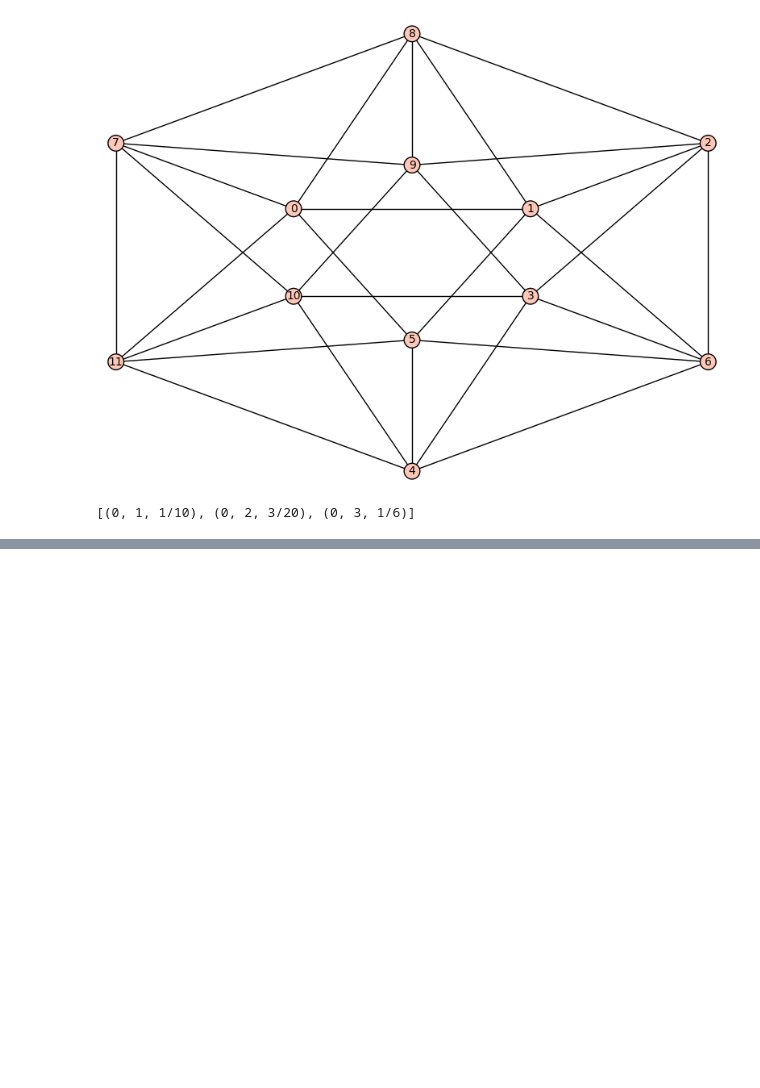
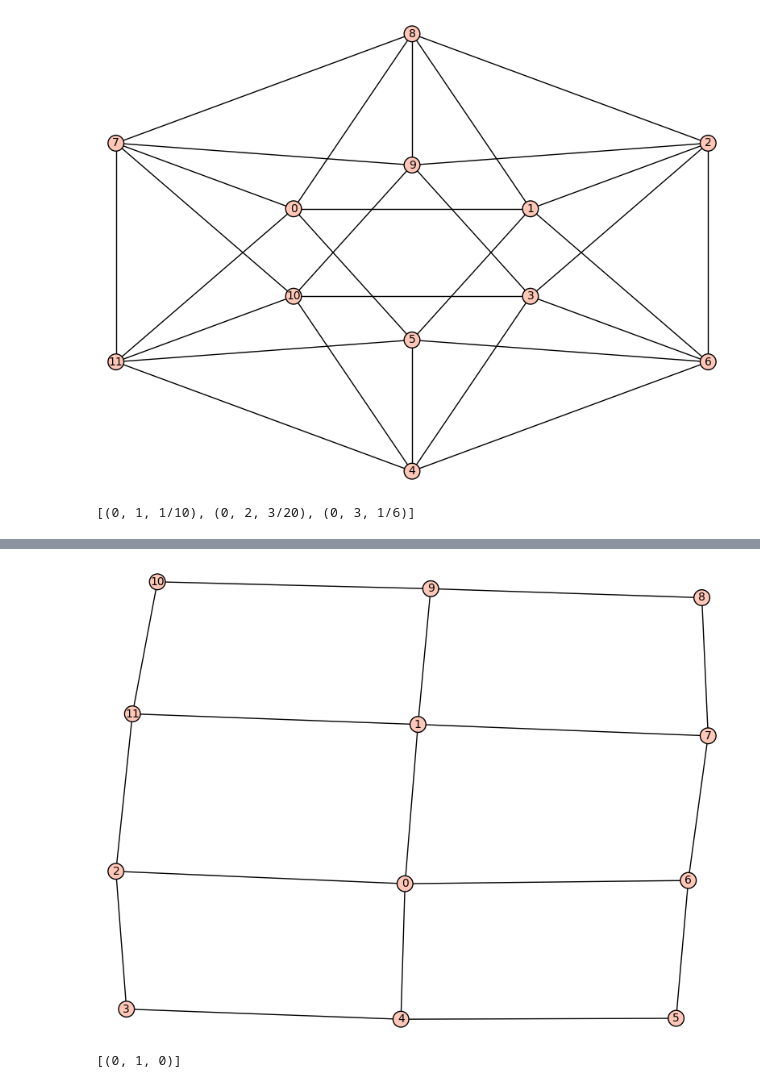
Before and after one commit to matsengrp/gricci, a Jupyter notebook: party.ipynb, the cells around one changed output, grey strips where cells are left out. Saved outputs shown, nothing was run; the diff lists cells and outputs as text; code cells hidden in the pictures; blank space fills up the shorter version.

```diff
--- a/party.ipynb
+++ b/party.ipynb
@@ -42,0 +43,7 @@ analyze(g,[(0,t) for t in [1,2,3]])
+# %%
+g=R4
+nb_show(plot(g))
+analyze(g,[(0,1)])
+# %% [output]
+[figure, added]
+[(0, 1, 0)]
```
Also changed, not shown: parts of 4 cells of this notebook.
